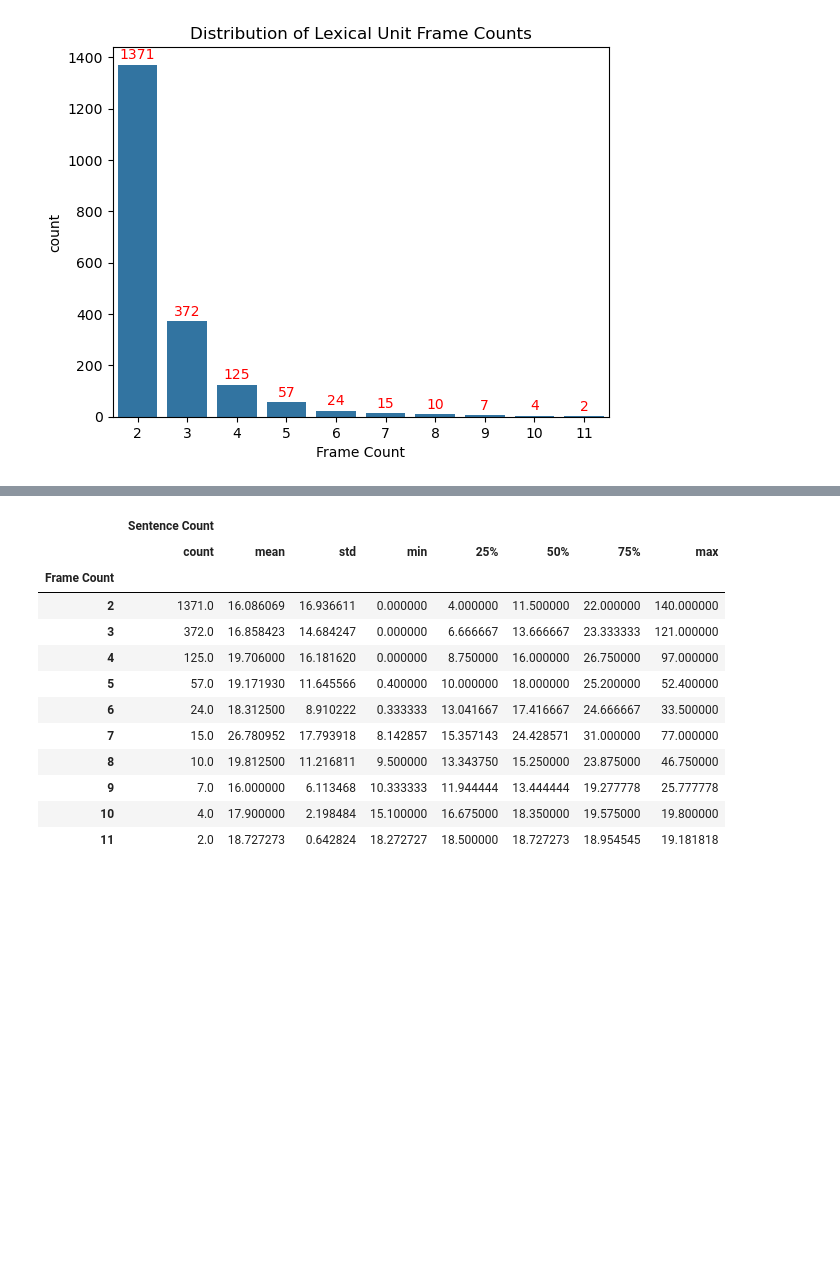
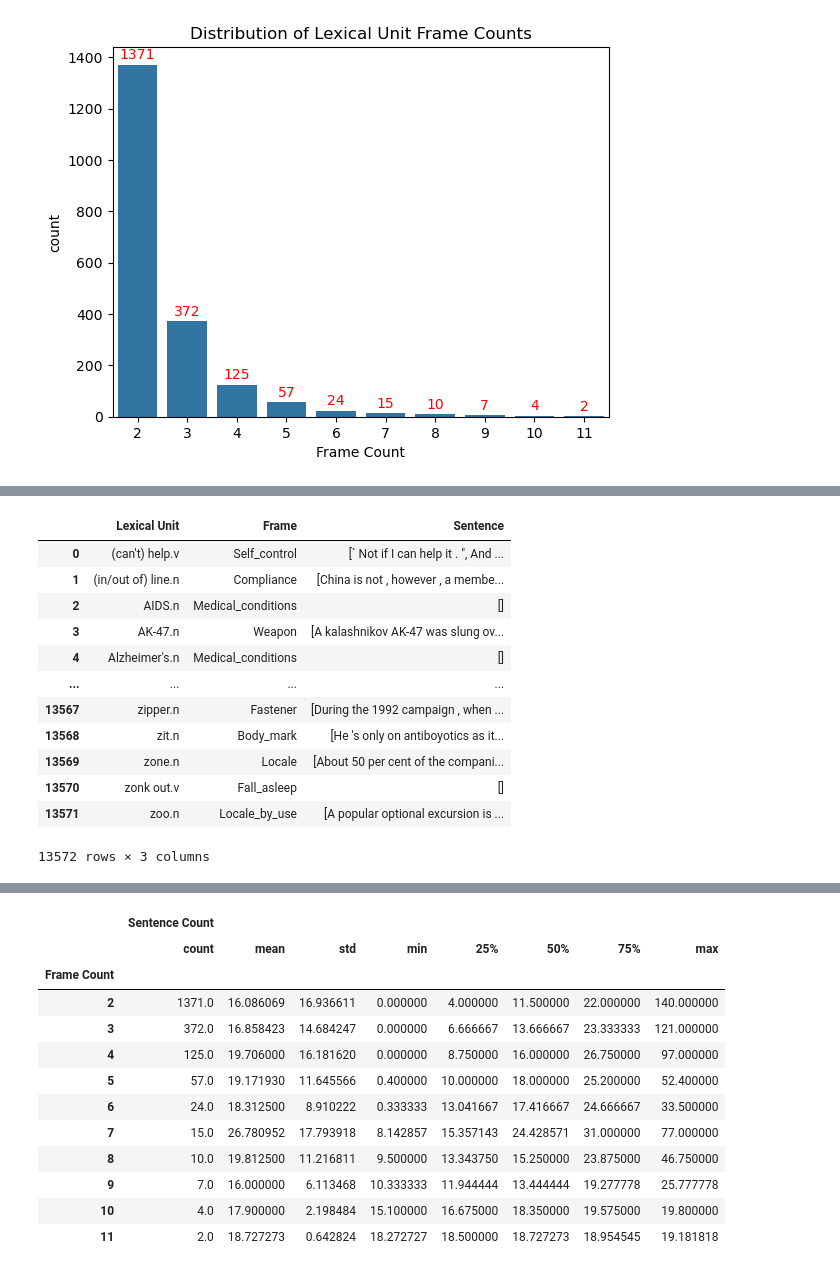
Before and after one commit to ryandschaefer/cs5322-project, a Jupyter notebook: src/statistics.ipynb, the cells around one changed output, grey strips where cells are left out. Drawn from its saved outputs; the diff is of its cells as text; code cells hidden in the pictures; blank space fills up the shorter version.

```diff
--- a/src/statistics.ipynb
+++ b/src/statistics.ipynb
@@ -81,2 +78,36 @@ df_lu
 5097 rows × 3 columns
+# %%
+lus = []
+frames = []
+all_sentences = []
+
+for lu in fn.lus():
+    lus.append(lu.name)
+    frames.append(lu.frame.name)
+    sentences = []
+    for sentence in lu.exemplars:
+        sentences.append(sentence.text)
+    all_sentences.append(sentences)
+
+df_lu2 = pd.DataFrame({
+    "Lexical Unit": lus,
+    "Frame": frames,
+    "Sentence": all_sentences
+})
+
+df_lu2
+# %% [output]
+|  | Lexical Unit | Frame | Sentence |
+| 0 | (can't) help.v | Self_control | [` Not if I can help it . ", And ... |
+| 1 | (in/out of) line.n | Compliance | [China is not , however , a membe... |
+| 2 | AIDS.n | Medical_conditions | [] |
+| 3 | AK-47.n | Weapon | [A kalashnikov AK-47 was slung ov... |
+| 4 | Alzheimer's.n | Medical_conditions | [] |
+| ... | ... | ... | ... |
+| 13567 | zipper.n | Fastener | [During the 1992 campaign , when ... |
+| 13568 | zit.n | Body_mark | [He 's only on antiboyotics as it... |
+| 13569 | zone.n | Locale | [About 50 per cent of the compani... |
+| 13570 | zonk out.v | Fall_asleep | [] |
+| 13571 | zoo.n | Locale_by_use | [A popular optional excursion is ... |
+13572 rows × 3 columns
 # %%
```
Also changed, not shown: parts of 8 cells of this notebook, 4 other files.
